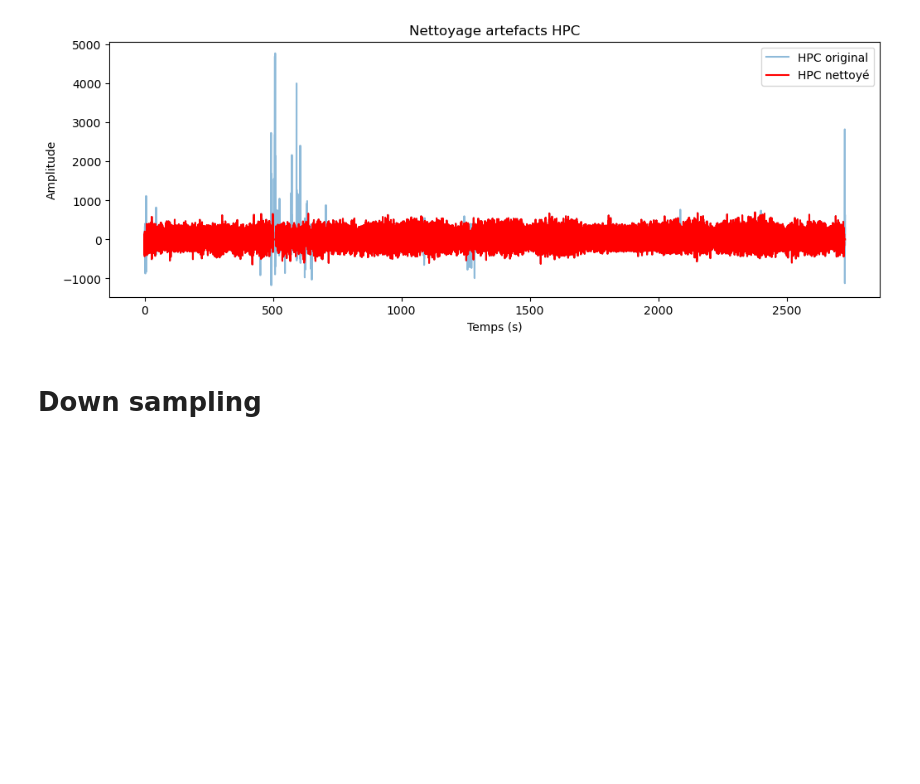
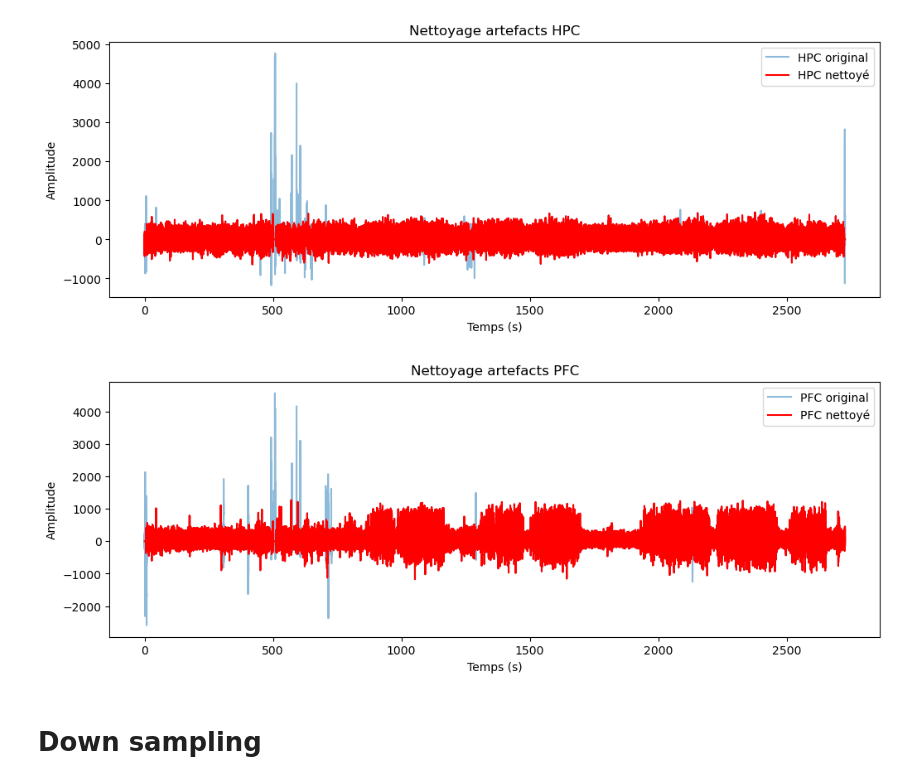
Before and after one commit to NouhaylaEnnadri/Sandman, a Jupyter notebook: HPC_rat1_j1.ipynb, the cells around one changed output. Drawn from its saved outputs; the diff is of its cells as text; code cells hidden in the pictures; blank space fills up the shorter version.

```diff
--- a/HPC_rat1_j1.ipynb
+++ b/HPC_rat1_j1.ipynb
@@ -308,6 +316,24 @@ plt.title("Nettoyage artefacts HPC")
 plt.show()
 # %% [output]
 [figure]
+# %%
+amp_thresh = (5, 5)
+time_win_thresh = (2, 0.1)
+fs = 2500
+
+#REMOVE ARTEFACTS
+pfc_clean, pfc_artifacts, time_pfc = removeArtefacts(signal_PFC, fs, amp_thresh, time_win_thresh)
+
+plt.figure(figsize=(12,4))
+plt.plot(time_pfc, signal_PFC, label="PFC original", alpha=0.5)
+plt.plot(time_pfc, pfc_clean, label="PFC nettoyé", color="red")
+plt.legend()
+plt.xlabel("Temps (s)")
+plt.ylabel("Amplitude")
+plt.title("Nettoyage artefacts PFC")
+plt.show()
+# %% [output]
+[figure, added]
 # %% [markdown]
 # Down sampling
 # %% [markdown]
```
Also changed, not shown: parts of 15 cells of this notebook.
